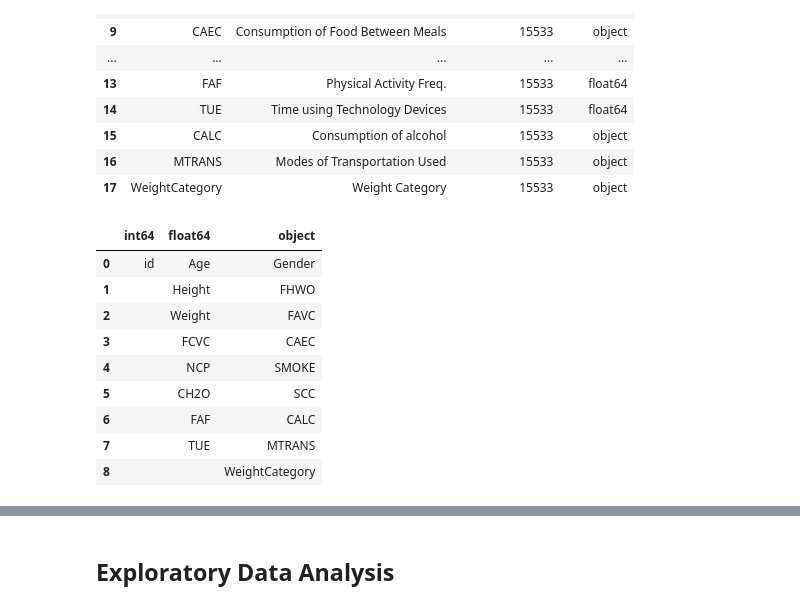
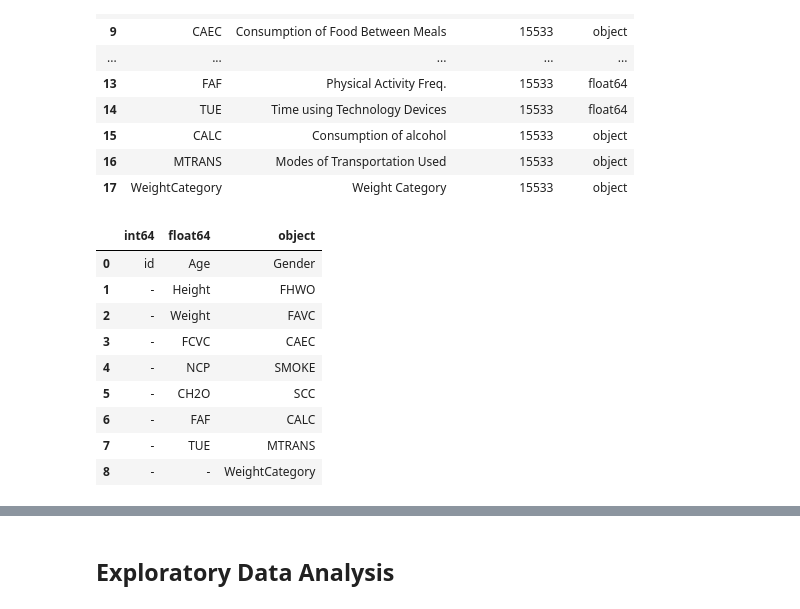
Before and after one commit to SHREYA-1103/Obesity-risk-analysis, a Jupyter notebook: ml_model_analysis.ipynb, the cells around one changed output, grey strips where cells are left out. Drawn from its saved outputs; the diff is of its cells as text; code cells hidden in the pictures.

```diff
--- a/ml_model_analysis.ipynb
+++ b/ml_model_analysis.ipynb
@@ -122,13 +122,16 @@ def conclude_plot(suptitle: str = None, constrained=False):
     plt.show()
 
 
-def conclude_csv(ds: pd.DataFrame, name=None):
+def conclude_csv(ds: pd.DataFrame, name=None, index=False, transpose=False):
     if name is None:
         if isinstance(ds, pd.Series):
             name = ds.name
         else:
             raise NameError()
-    ds.to_csv(f'report/tables/data_{name}.csv', index=False)
+    ds = ds.copy()
+    if transpose: ds = ds.transpose()
+    ds = ds.round(2)
+    ds.to_csv(f'report/tables/data_{name}.csv', index=index)
 
 
 chime.info()
@@ -397,24 +402,24 @@ display(ds_info)
 # %%
 # Display column datatype-wise
 
 gb_info_by_dtype = ds_info.groupby('Data Type')['Column Name'].apply(list)
 ds_dtype = pd.DataFrame({
-    t: items + [''] * (gb_info_by_dtype.map(len).max() - len(items))
+    t: items + ['-'] * (gb_info_by_dtype.map(len).max() - len(items))
     for t, items in gb_info_by_dtype.items()
 })
 conclude_csv(ds_dtype, "dataset_dtypes")
 display(ds_dtype)
 # %% [output]
 |  | int64 | float64 | object |
 | 0 | id | Age | Gender |
-| 1 |  | Height | FHWO |
-| 2 |  | Weight | FAVC |
-| 3 |  | FCVC | CAEC |
-| 4 |  | NCP | SMOKE |
-| 5 |  | CH2O | SCC |
-| 6 |  | FAF | CALC |
-| 7 |  | TUE | MTRANS |
-| 8 |  |  | WeightCategory |
+| 1 | - | Height | FHWO |
+| 2 | - | Weight | FAVC |
+| 3 | - | FCVC | CAEC |
+| 4 | - | NCP | SMOKE |
+| 5 | - | CH2O | SCC |
+| 6 | - | FAF | CALC |
+| 7 | - | TUE | MTRANS |
+| 8 | - | - | WeightCategory |
 # %%
 # Display first five rows of the data
 
```
Also changed, not shown: parts of 4 cells of this notebook, 9 other files.
